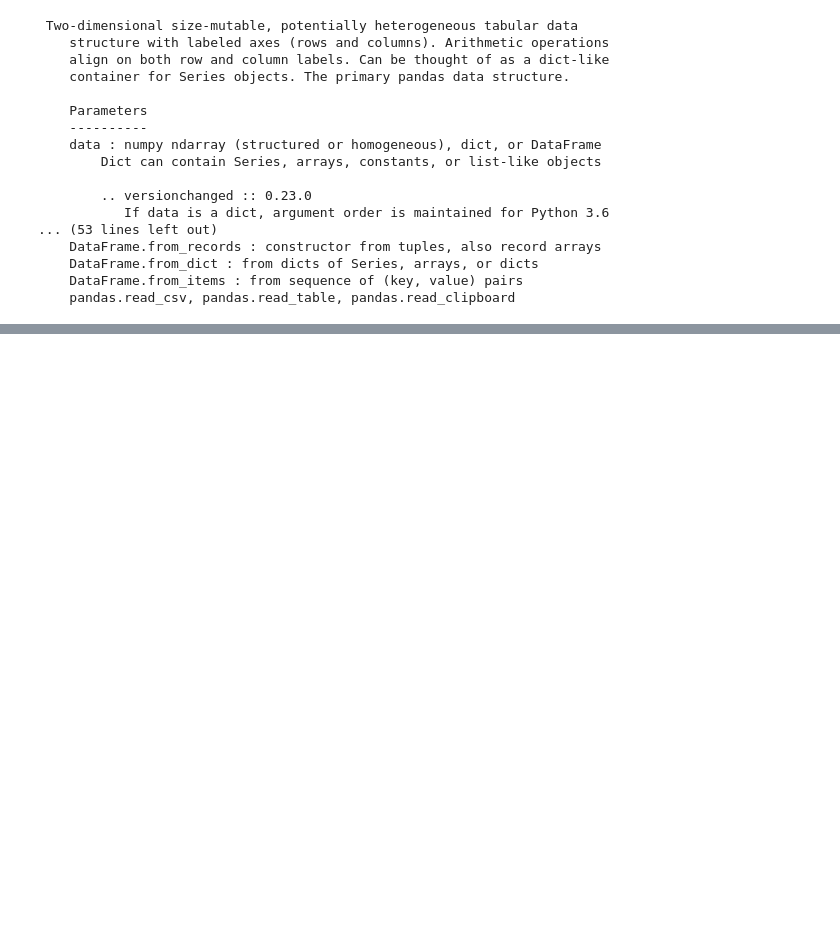
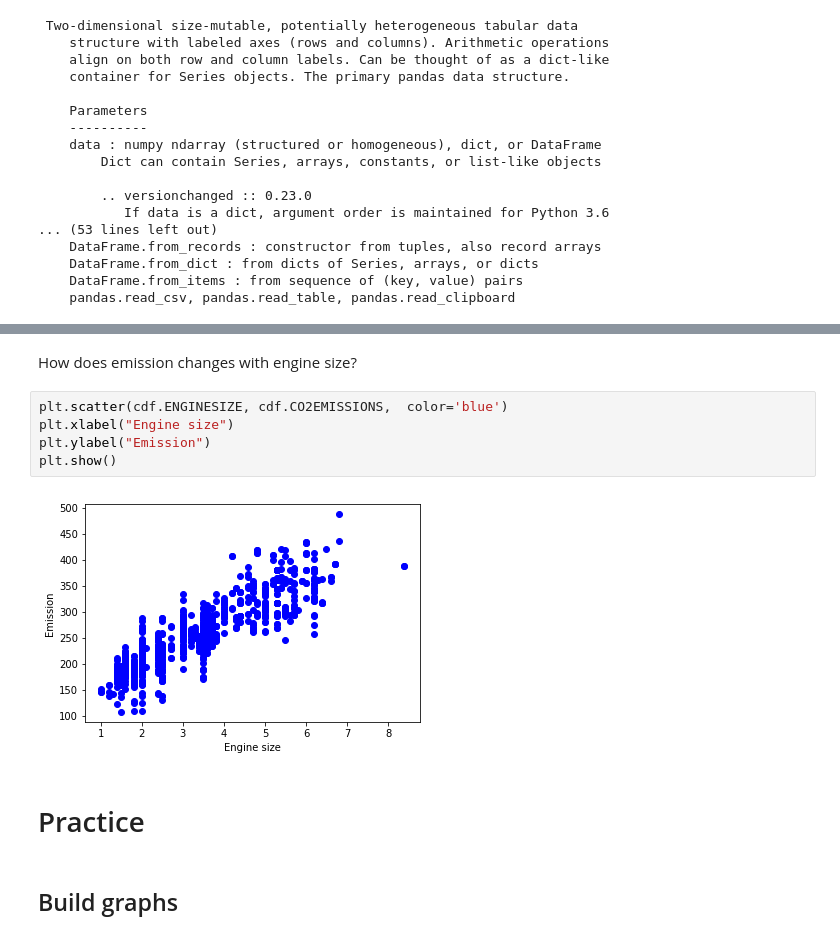
Before and after one commit to ariahendrawan713/Machine-Learning-with-Python-A-Practical-Introduction, a Jupyter notebook: Lab 1 - Simple Linear Regression.ipynb, the cells around one changed output, grey strips where cells are left out. Cells and saved outputs as stored; diff of their text form; blank space fills up the shorter version.

```diff
--- a/Lab 1 - Simple Linear Regression.ipynb
+++ b/Lab 1 - Simple Linear Regression.ipynb
@@ -46,0 +94,13 @@ print(df.__doc__)
+# %% [markdown]
+How does emission changes with engine size?
+# %%
+plt.scatter(cdf.ENGINESIZE, cdf.CO2EMISSIONS,  color='blue')
+plt.xlabel("Engine size")
+plt.ylabel("Emission")
+plt.show()
+# %% [output]
+[figure, added]
+# %% [markdown]
+# Practice
+# %% [markdown]
+## Build graphs
```
Also changed, not shown: parts of 18 cells of this notebook.
